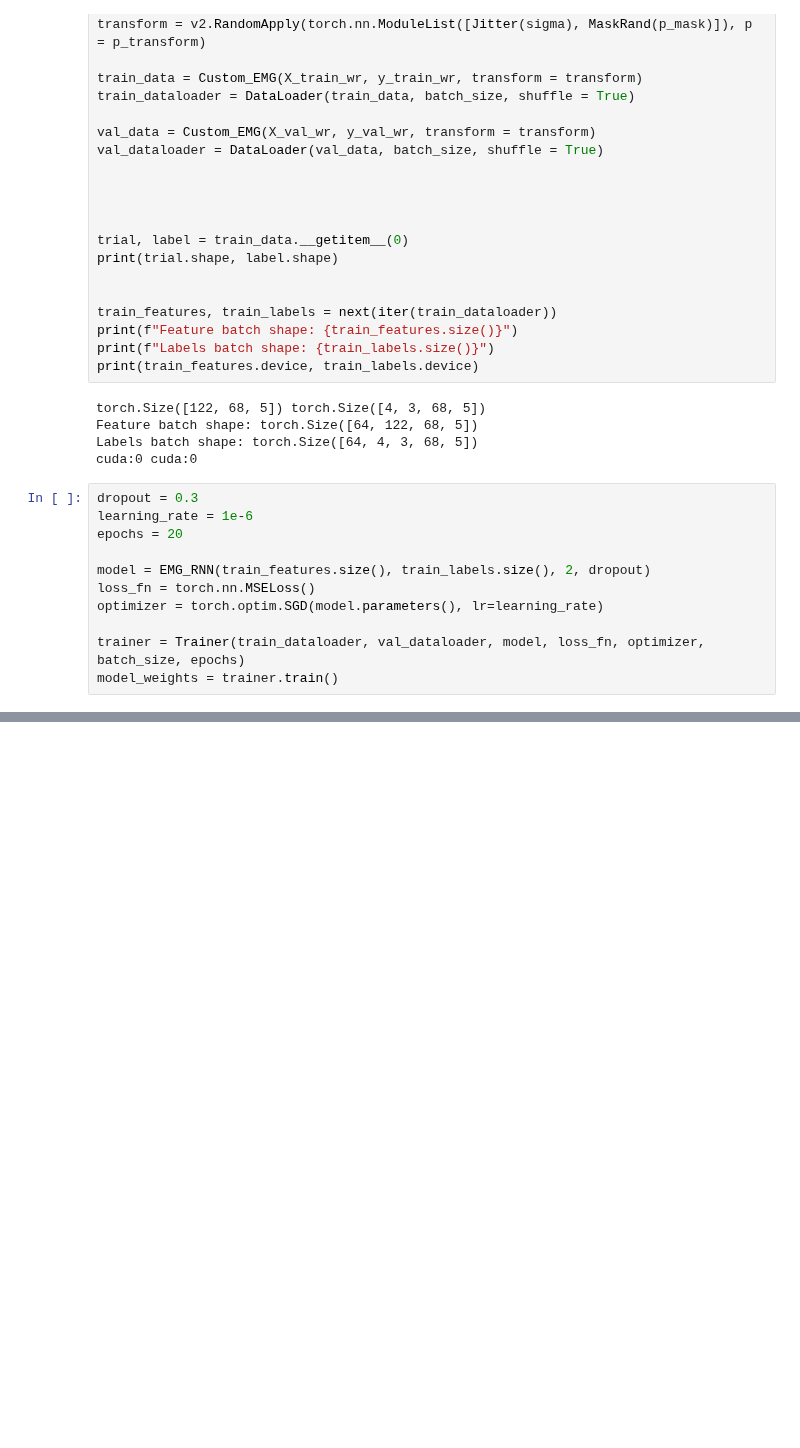
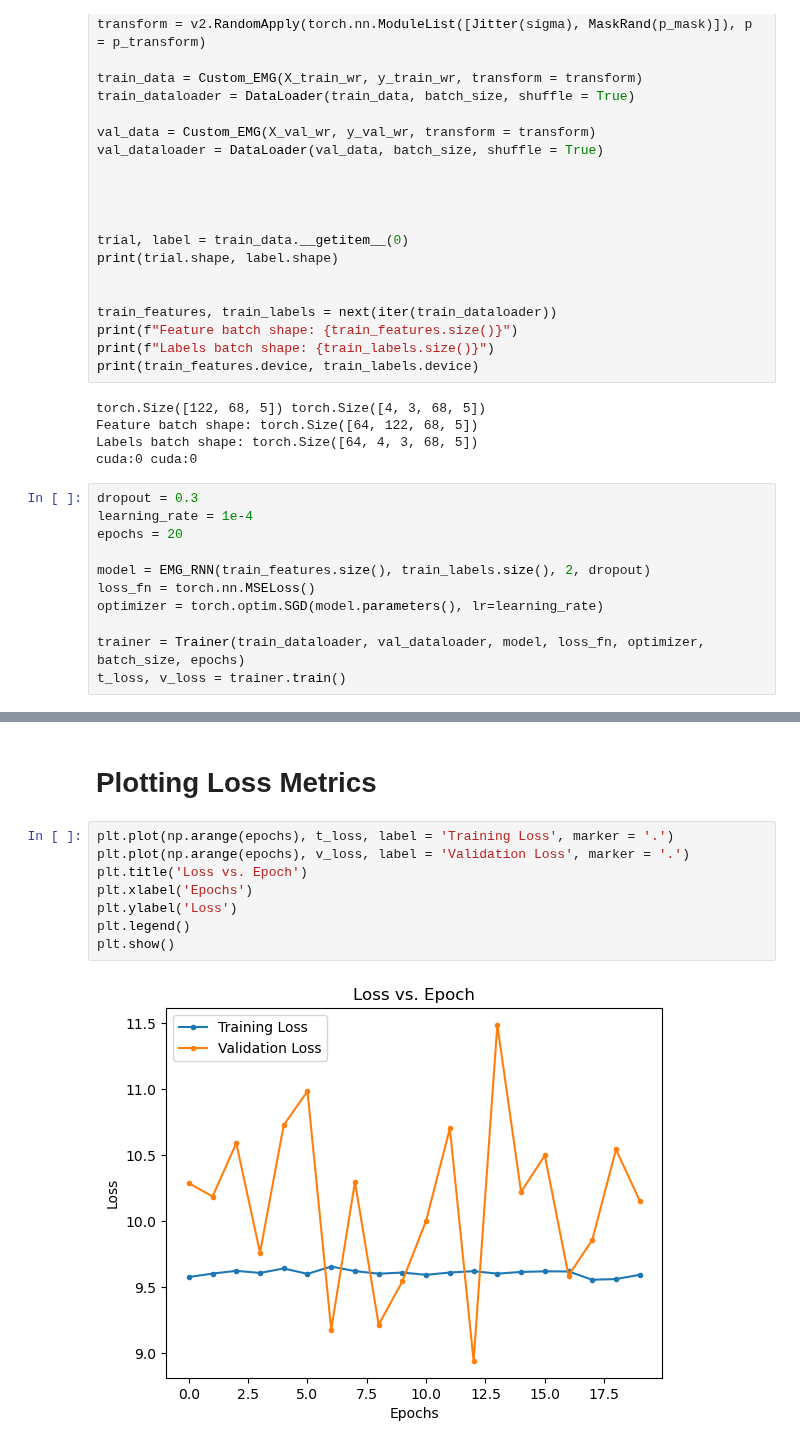
Before and after one commit to Jezen5Volk/Eyelid-Modeling, a Jupyter notebook: Eyelid-Modeling.ipynb, the cells around one changed output, grey strips where cells are left out. Drawn from its saved outputs; the diff is of its cells as text; blank space fills up the shorter version.

Commit message:
return loss metrics + plotting

```diff
--- a/Eyelid-Modeling.ipynb
+++ b/Eyelid-Modeling.ipynb
@@ -122,7 +122,7 @@ Labels batch shape: torch.Size([64, 4, 3, 68, 5])
 cuda:0 cuda:0
 # %%
 dropout = 0.3
-learning_rate = 1e-6
+learning_rate = 1e-4
 epochs = 20
 
 model = EMG_RNN(train_features.size(), train_labels.size(), 2, dropout)
@@ -130,7 +130,7 @@ loss_fn = torch.nn.MSELoss()
 optimizer = torch.optim.SGD(model.parameters(), lr=learning_rate)
 
 trainer = Trainer(train_dataloader, val_dataloader, model, loss_fn, optimizer, batch_size, epochs)
-model_weights = trainer.train()
+t_loss, v_loss = trainer.train()
 # %% [output]
 Epoch 1
 -------------------------------
@@ -150,2 +150,14 @@ Validation Error:
 
 Done!
+# %% [markdown]
+# **Plotting Loss Metrics**
+# %%
+plt.plot(np.arange(epochs), t_loss, label = 'Training Loss', marker = '.')
+plt.plot(np.arange(epochs), v_loss, label = 'Validation Loss', marker = '.')
+plt.title('Loss vs. Epoch')
+plt.xlabel('Epochs')
+plt.ylabel('Loss')
+plt.legend()
+plt.show()
+# %% [output]
+[figure, added]
```
Also changed, not shown: parts of 1 cell of this notebook, 1 other file.
